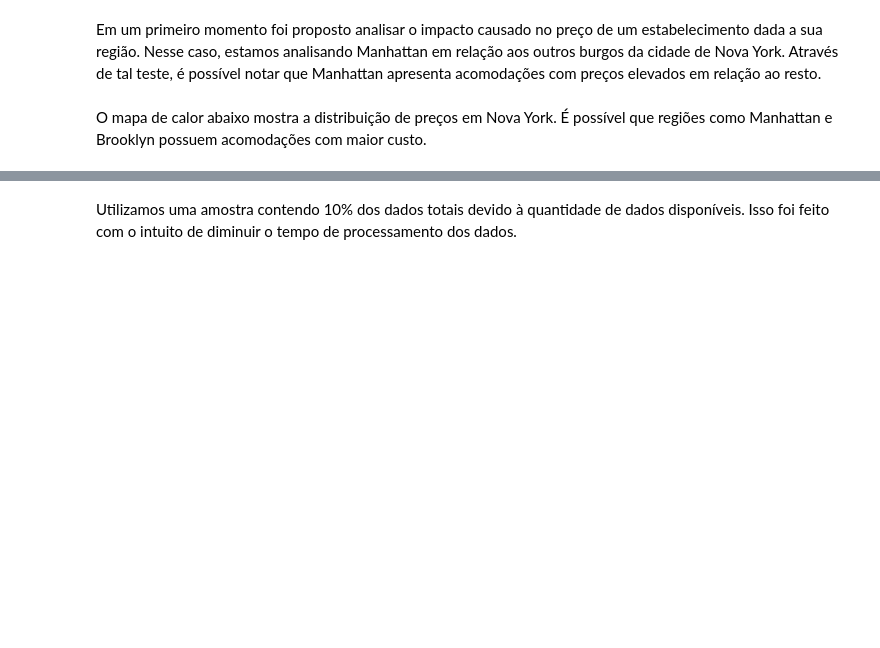
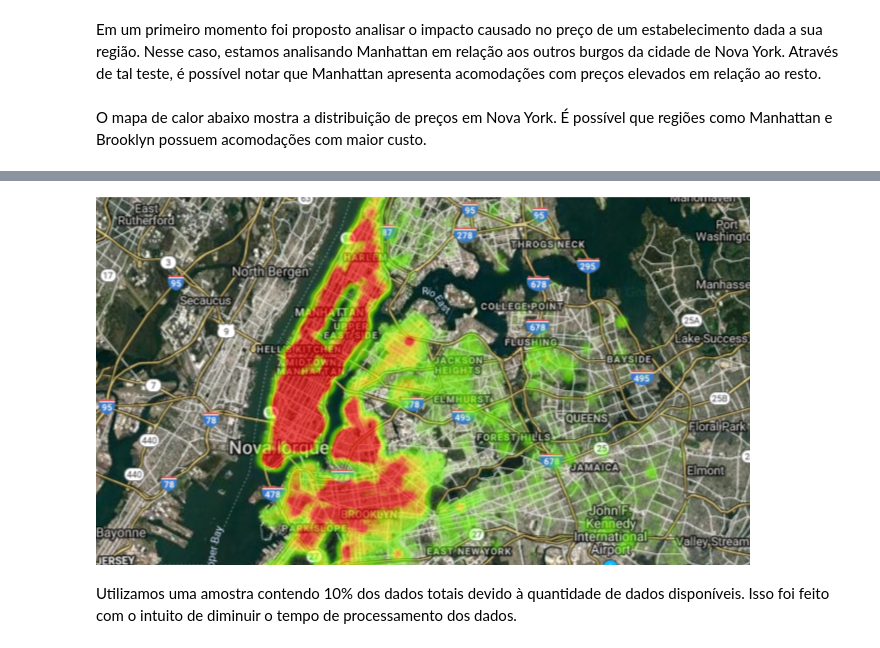
Before and after one commit to LucasPMM/Airbnb_Data_Analysis, a Jupyter notebook: Airbnb Analyzes.ipynb, the cells around one changed output, grey strips where cells are left out. Saved outputs shown, nothing was run; the diff lists cells and outputs as text; code cells hidden in the pictures; blank space fills up the shorter version.

```diff
--- a/Airbnb Analyzes.ipynb
+++ b/Airbnb Analyzes.ipynb
@@ -95,3 +78,7 @@ fig
+# %%
+Image(filename='Preco.png')
+# %% [output]
+[figure, added]
 # %% [markdown]
 Utilizamos uma amostra contendo 10% dos dados totais devido à quantidade de dados disponíveis. Isso foi feito com o intuito de diminuir o tempo de processamento dos dados.
 # %%
```
Also changed, not shown: parts of 18 cells of this notebook, 3 other files.
